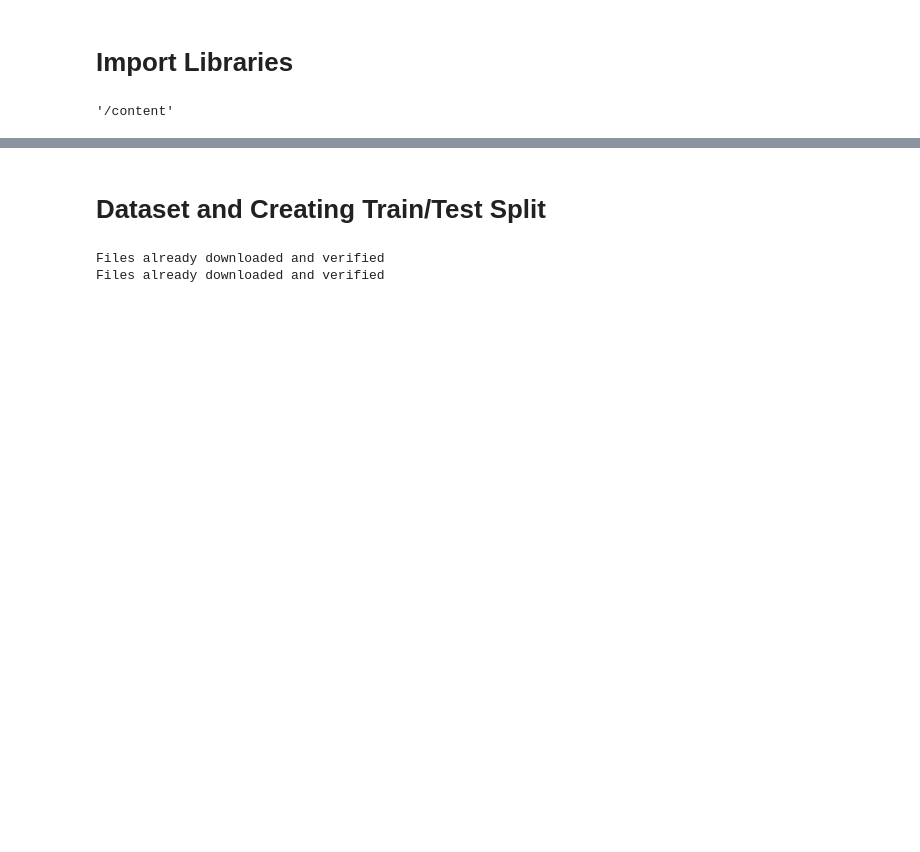
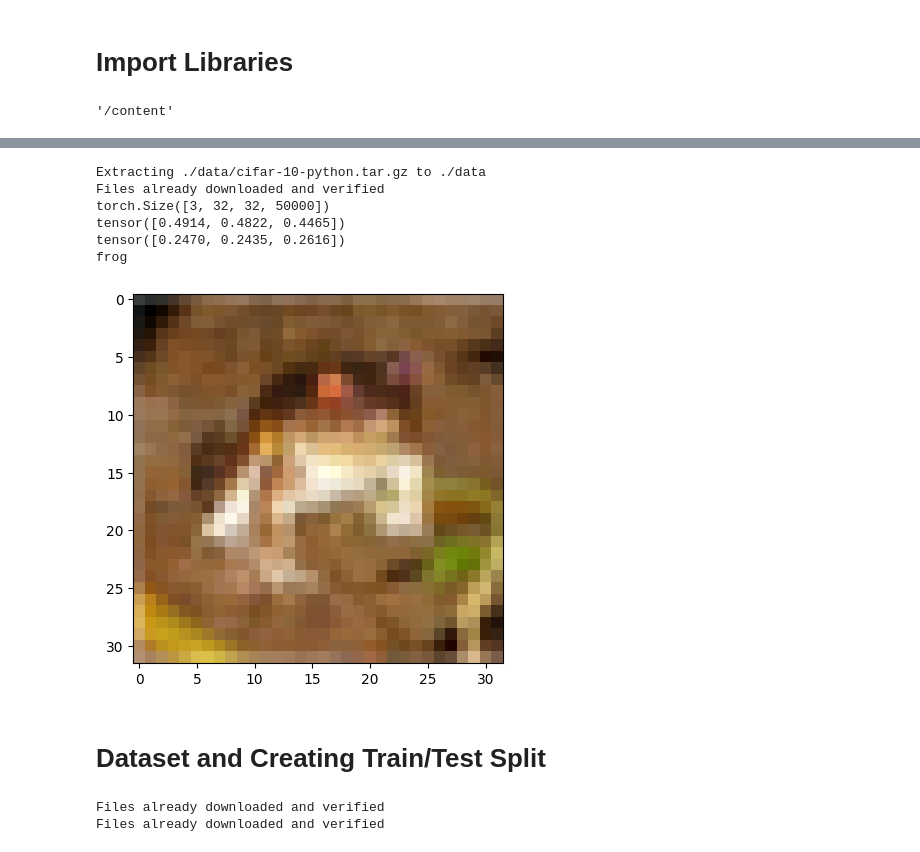
Before and after one commit to iris-kurapaty/Batch-Normalization, a Jupyter notebook: Batch_Normalization_Assignment.ipynb, the cells around one changed output, grey strips where cells are left out. Cells and saved outputs as stored; diff of their text form; code cells hidden in the pictures; blank space fills up the shorter version.

```diff
--- a/Batch_Normalization_Assignment.ipynb
+++ b/Batch_Normalization_Assignment.ipynb
@@ -23,0 +23,17 @@ import numpy as np
+# %%
+train_data = datasets.CIFAR10('./data', train=True, download=True, transform=transforms.ToTensor()) #
+test_data = datasets.CIFAR10('./data', train=False, download=True, transform=transforms.ToTensor()) #
+
+imgs = torch.stack([img_t for img_t, _ in train_data], dim=3)
+print(imgs.shape)
+print(imgs.view(3, -1).mean(dim=1))
+print(imgs.view(3, -1).std(dim=1))
+
+img, label =train_data[0]
+
+label_names = ['airplane', 'automobile', 'bird', 'cat', 'deer', 'dog', 'frog', 'horse', 'ship', 'truck']
+print(label_names[label])
+
+plt.imshow(img.permute(1, 2, 0))
+plt.show()
+# %% [output]
@@ -24,3 +41,10 @@ import numpy as np
+Extracting ./data/cifar-10-python.tar.gz to ./data
+Files already downloaded and verified
+torch.Size([3, 32, 32, 50000])
+tensor([0.4914, 0.4822, 0.4465])
+tensor([0.2470, 0.2435, 0.2616])
+frog
+[figure, added]
 # %%
 # Train Phase transformations
 train_transforms = transforms.Compose([
```
Also changed, not shown: parts of 24 cells of this notebook.
